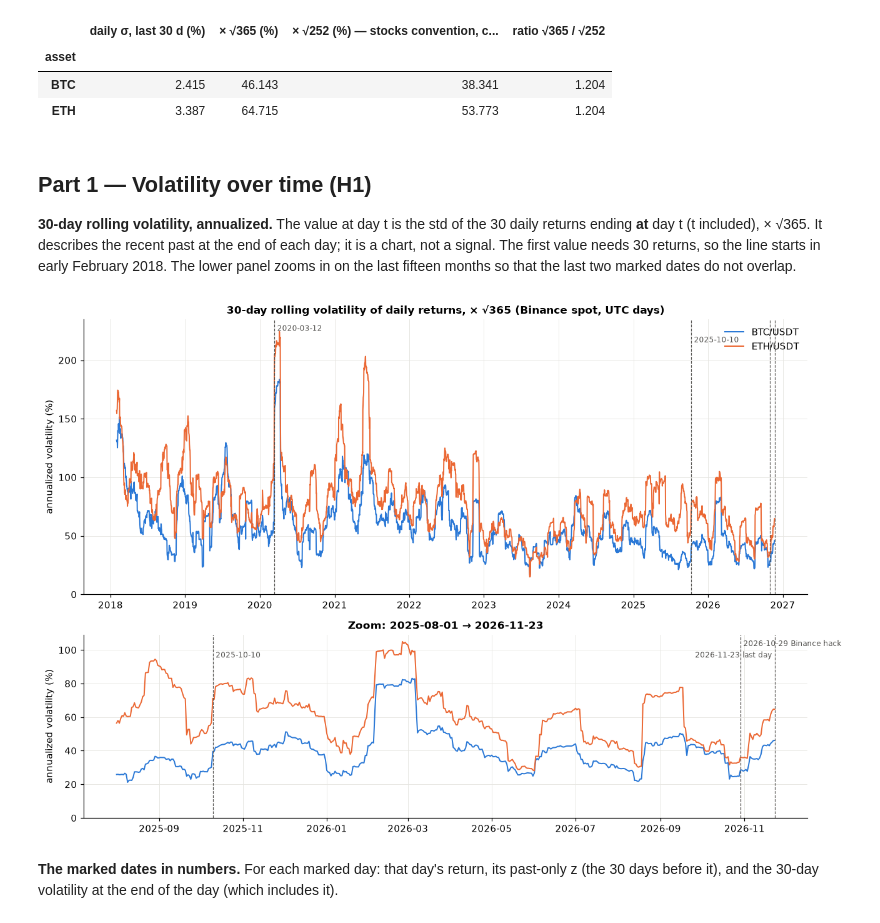
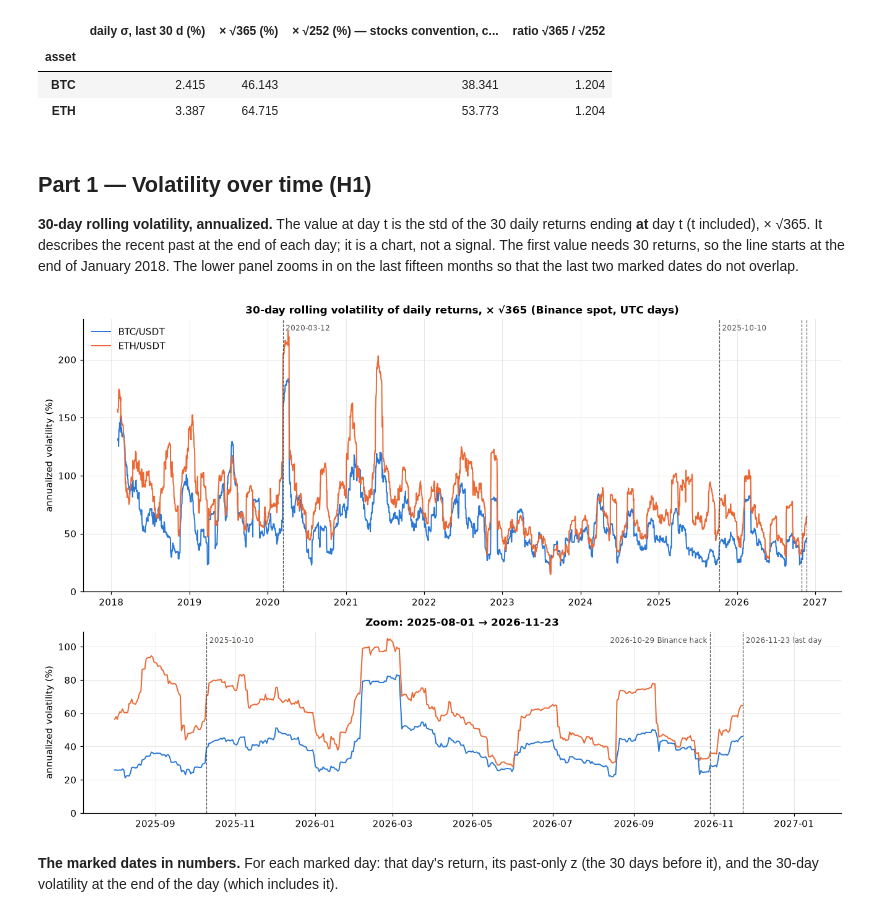
Before and after one commit to Alvarado-Maganna/crypto-quant-lab, a Jupyter notebook: notebooks/09_volatility.ipynb, the cells around one changed output. Drawn from its saved outputs; the diff is of its cells as text; code cells hidden in the pictures.

```diff
--- a/notebooks/09_volatility.ipynb
+++ b/notebooks/09_volatility.ipynb
@@ -236,37 +238,38 @@ pd.DataFrame(rows).set_index("asset").round(3)
 
 **30-day rolling volatility, annualized.** The value at day t is the std of the 30 daily returns
 ending **at** day t (t included), × √365. It describes the recent past at the end of each day; it
-is a chart, not a signal. The first value needs 30 returns, so the line starts in early February
-2018. The lower panel zooms in on the last fifteen months so that the last two marked dates do not
+is a chart, not a signal. The first value needs 30 returns, so the line starts at the end of
+January 2018. The lower panel zooms in on the last fifteen months so that the last two marked dates do not
 overlap.
 # %%
 vol30 = pd.DataFrame({a: annualize(rolling_vol(daily[a], WINDOW), DAYS_PER_YEAR) for a in SYMBOLS})
 
 fig, axes = plt.subplots(2, 1, figsize=(12, 8), gridspec_kw={"height_ratios": [3, 2]})
 zoom_start = pd.Timestamp("2025-08-01", tz="UTC")
 for ax, data, label_events in [(axes[0], vol30, ["2020-03-12", "2025-10-10"]),
                                (axes[1], vol30.loc[zoom_start:], ["2025-10-10", "2026-10-29", "2026-11-23"])]:
     for a in SYMBOLS:
         ax.plot(data.index, 100 * data[a], color=COLORS[a], lw=1.3, label=f"{a}/USDT")
     for i, (day, text) in enumerate(EVENTS.items()):
         t = pd.Timestamp(day, tz="UTC")
         if t < data.index.min():
             continue
         ax.axvline(t, color=MUTED, lw=0.8, ls="--")
         if day in label_events:
-            right = day == "2026-11-23"   # the last date sits at the right edge: label to its left
+            left = day == "2026-10-29"   # two close dates: one label on each side of its line
             ax.annotate(text, (t, 1), xycoords=("data", "axes fraction"),
-                        xytext=(-3 if right else 3, -12 - 12 * (i % 2)), textcoords="offset points",
-                        fontsize=8, color=MUTED, ha="right" if right else "left")
+                        xytext=(-3 if left else 3, -12), textcoords="offset points",
+                        fontsize=8, color=MUTED, ha="right" if left else "left")
     ax.set_ylabel("annualized volatility (%)")
     ax.set_ylim(bottom=0)
 axes[0].set_title("30-day rolling volatility of daily returns, × √365 (Binance spot, UTC days)")
 axes[1].set_title("Zoom: 2025-08-01 → 2026-11-23")
-axes[0].legend(loc="upper right", frameon=False)
+axes[1].set_xlim(right=vol30.index[-1] + pd.Timedelta(days=75))   # room for the last label
+axes[0].legend(loc="upper left", frameon=False)
 fig.tight_layout()
 plt.show()
 # %% [output]
-[figure, old version]
+[figure, new version]
 # %% [markdown]
 **The marked dates in numbers.** For each marked day: that day's return, its past-only z (the 30
 days before it), and the 30-day volatility at the end of the day (which includes it).
```
Also changed, not shown: parts of 15 cells of this notebook, 3 other files.
